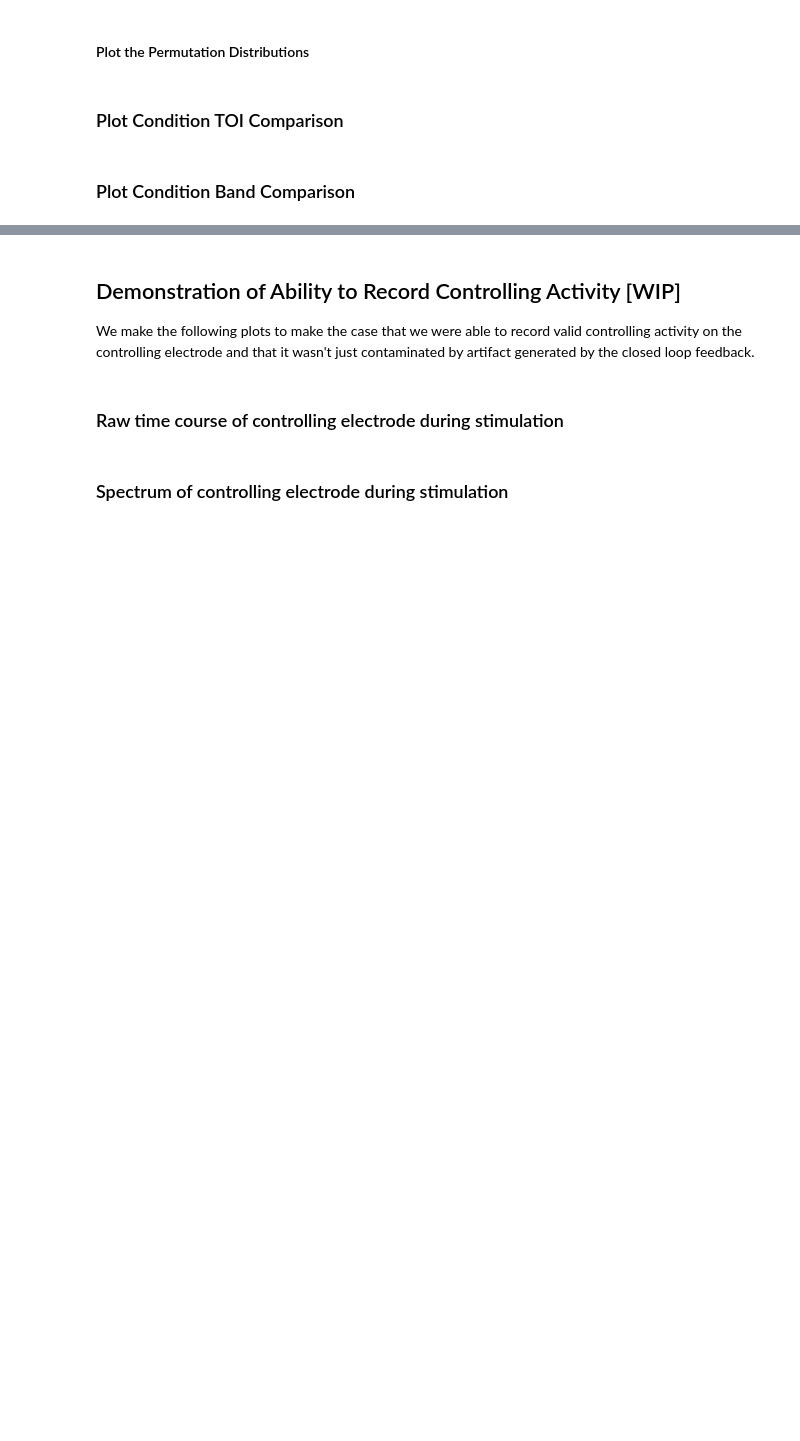
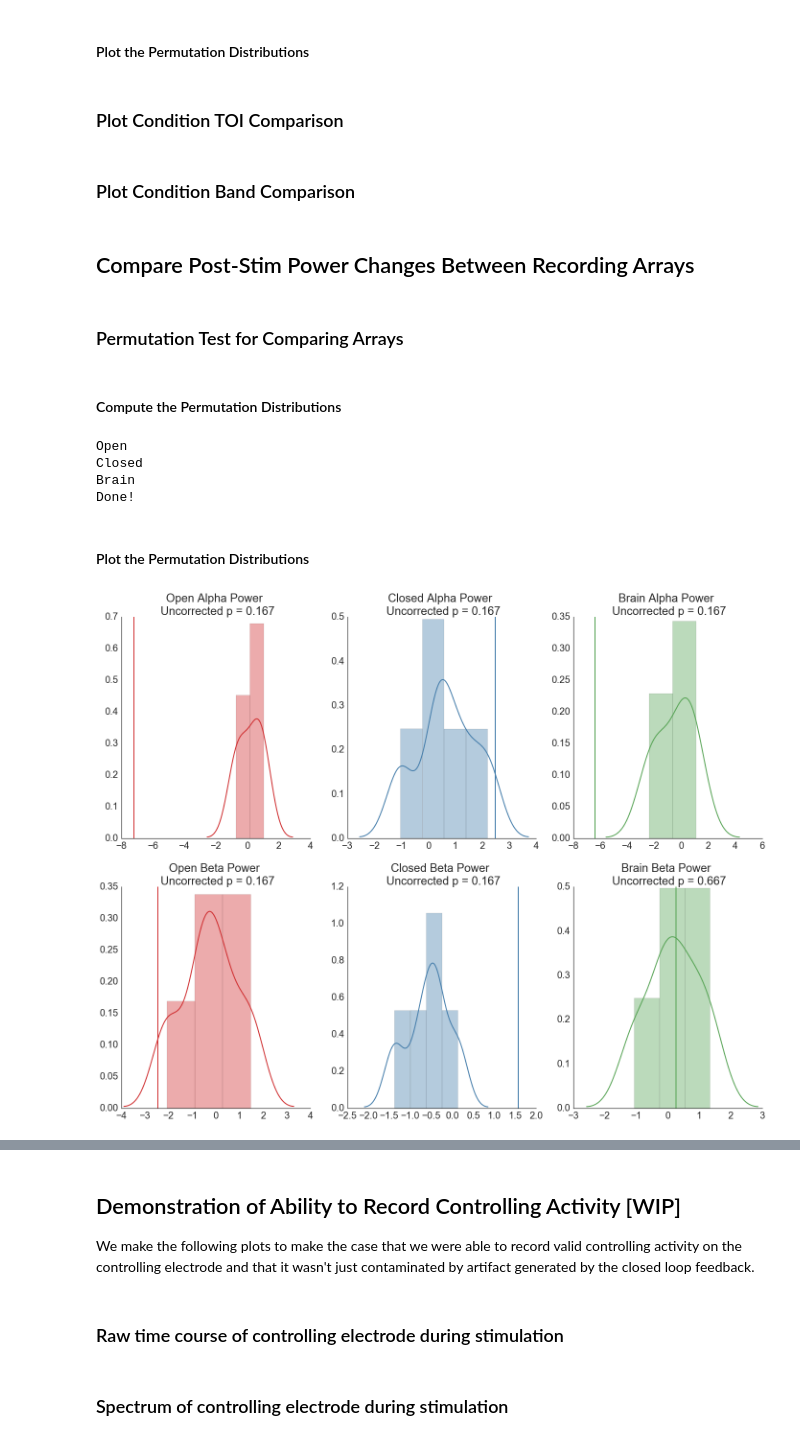
Before and after one commit to mghneurotherapeutics/GalileoTACS, a Jupyter notebook: code/galileoTACS_analysis.ipynb, the cells around one changed output, grey strips where cells are left out. Cells and saved outputs as stored; diff of their text form; code cells hidden in the pictures; blank space fills up the shorter version.

Commit message:
Cleaned up and factored array analysis code

```diff
--- a/code/galileoTACS_analysis.ipynb
+++ b/code/galileoTACS_analysis.ipynb
@@ -421,3 +420,31 @@ from supporting_functions import plot_condition_toi_comparison
 
 fig = plot_condition_toi_comparison('main')
 fig.savefig('./plots/main_experiment/main_condition_toi_comparison.png')
+# %% [markdown]
+## Compare Post-Stim Power Changes Between Recording Arrays
+# %% [markdown]
+### Permutation Test for Comparing Arrays
+# %% [markdown]
+#### Compute the Permutation Distributions
+# %%
+from statistics import compute_array_permutation_distribution
+
+compute_array_permutation_distribution('main')
+# %% [output]
+Open
+Closed
+Brain
+Done!
+# %% [markdown]
+#### Plot the Permutation Distributions
+# %%
+from plotting import plot_array_permutation_distributions
+
+%matplotlib inline
+
+fig = plot_array_permutation_distributions('main')
+
+fig.savefig('../plots/main_experiment/array_permutation_dists.png')
+fig.show()
+# %% [output]
+[figure, added]
```
Also changed, not shown: parts of 8 cells of this notebook, 8 other files.
